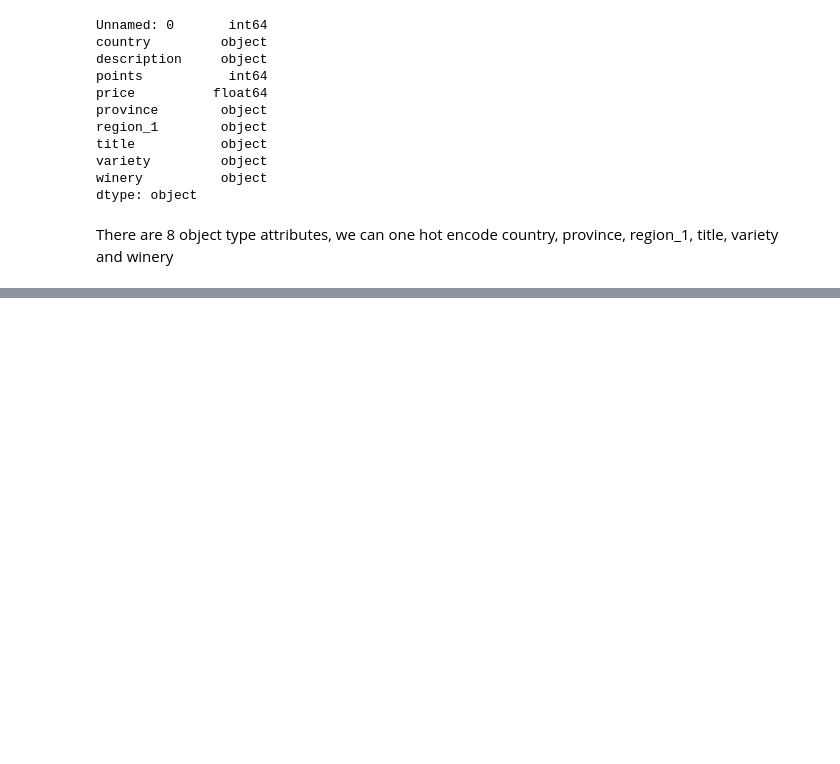
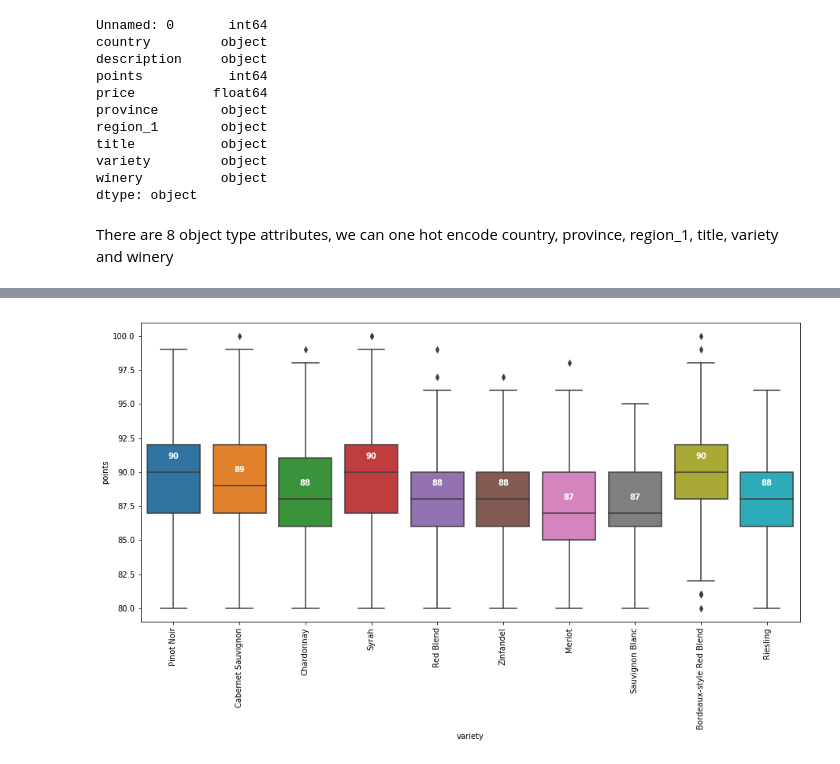
Before and after one commit to lenuel/Wine-Analysis, a Jupyter notebook: wine-analysis.ipynb, the cells around one changed output, grey strips where cells are left out. Cells and saved outputs as stored; diff of their text form; code cells hidden in the pictures; blank space fills up the shorter version.

```diff
--- a/wine-analysis.ipynb
+++ b/wine-analysis.ipynb
@@ -154,0 +208,4 @@ wine_groupped
+# %%
+wine_groupped['counts'] = 0
+country_variety_counts =  wine_groupped.groupby(['country', 'variety']).agg(dict(counts = 'count', points = 'median')).sort_values(by='counts', ascending=False).reset_index()
+country_variety_counts[:10]
@@ -154,0 +227,4 @@ wine_groupped
+# %%
+us = country_variety_counts.loc[country_variety_counts['country']=='US'][:10]
+variety_list = us['variety'].values
+variety_list
@@ -154,0 +256,17 @@ wine_groupped
+# %%
+df = wine_groupped[wine_groupped['variety'].isin(variety_list)][wine_groupped['country']=='US']
+
+fig, ax = plt.subplots(figsize = (15,7))
+chart = sns.boxplot(x='variety',y='points', data=df, ax = ax, order=variety_list)
+
+medians = us['points'].values
+median_labels = [str(int(s)) for s in medians]
+
+pos = range(len(medians))
+for tick,label in zip(pos,ax.get_xticklabels()):
+    ax.text(pos[tick], medians[tick] + 1.0, median_labels[tick],
+            horizontalalignment='center', size='medium', color='w', weight='semibold')
+plt.xticks(rotation = 90)
+plt.show()
+# %% [output]
+[figure, added]
```
Also changed, not shown: parts of 18 cells of this notebook.
